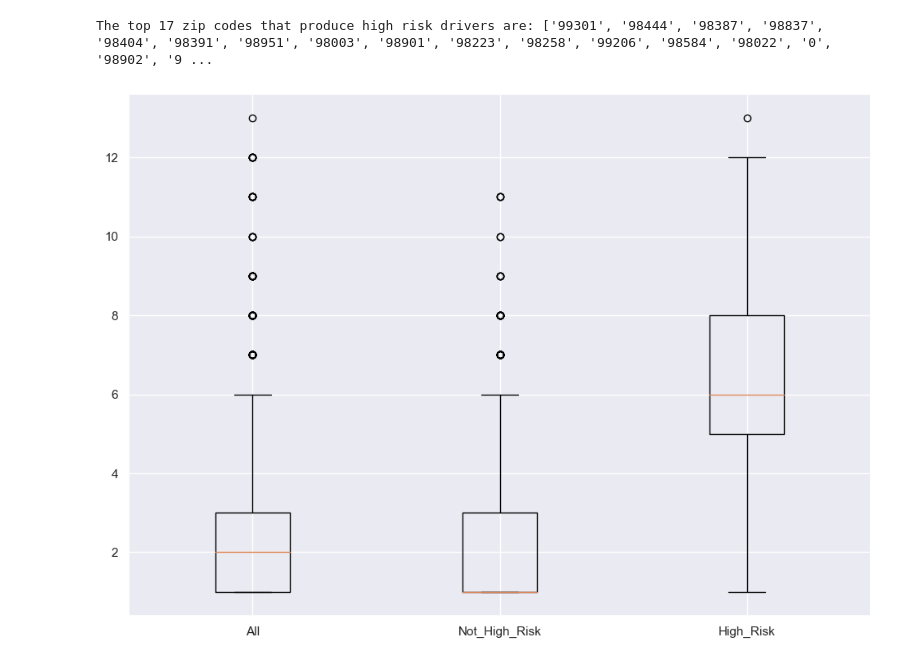
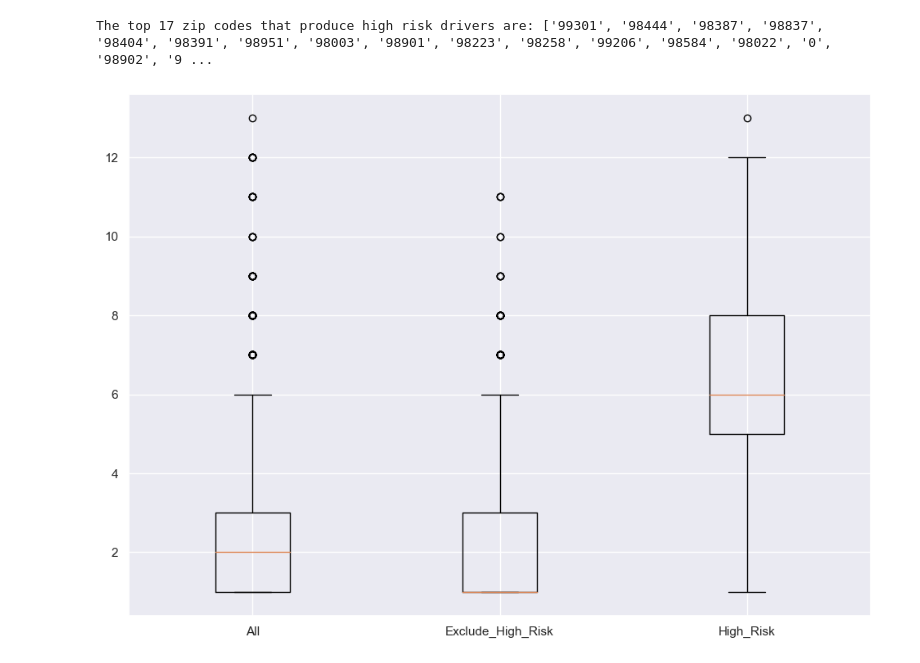
Before and after one commit to uysiri/info-challenge-teamIC23058, a Jupyter notebook: umdinfochallenge.ipynb, the cells around one changed output. Saved outputs shown, nothing was run; the diff lists cells and outputs as text; code cells hidden in the pictures.

```diff
--- a/umdinfochallenge.ipynb
+++ b/umdinfochallenge.ipynb
@@ -282,10 +279,10 @@ riskrate.reset_index(inplace=True)
 # %%
 risky['Risk']=risky['dzip'].isin(top17).astype(int)
 # %%
-plt.boxplot([risky['counts'], risky[risky['Risk'] == 0]['counts'] , risky[risky['Risk'] == 1]['counts']], labels=['All','Not_High_Risk','High_Risk'])
+plt.boxplot([risky['counts'], risky[risky['Risk'] == 0]['counts'] , risky[risky['Risk'] == 1]['counts']], labels=['All','Exclude_High_Risk','High_Risk'])
 plt.show(box)
 # %% [output]
-[figure, old version]
+[figure, new version]
 # %%
 # change name of 'index' to avoid errors
 
```
Also changed, not shown: parts of 2 cells of this notebook.
